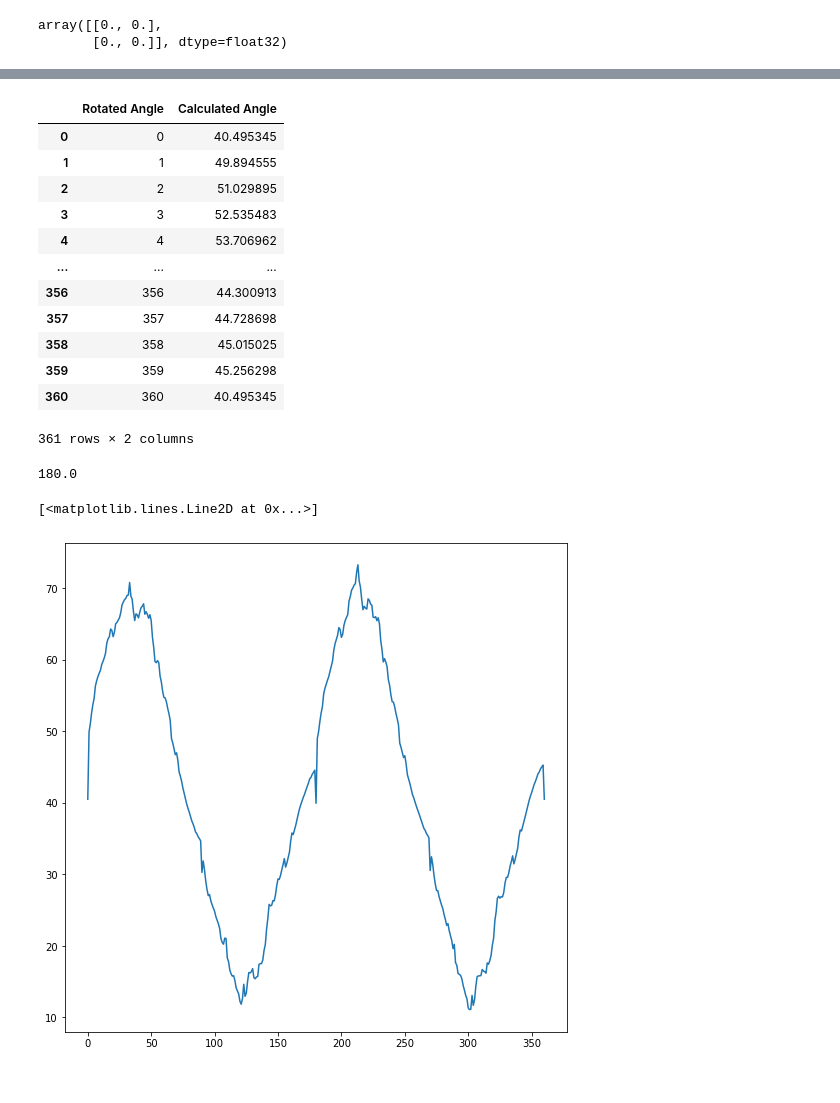
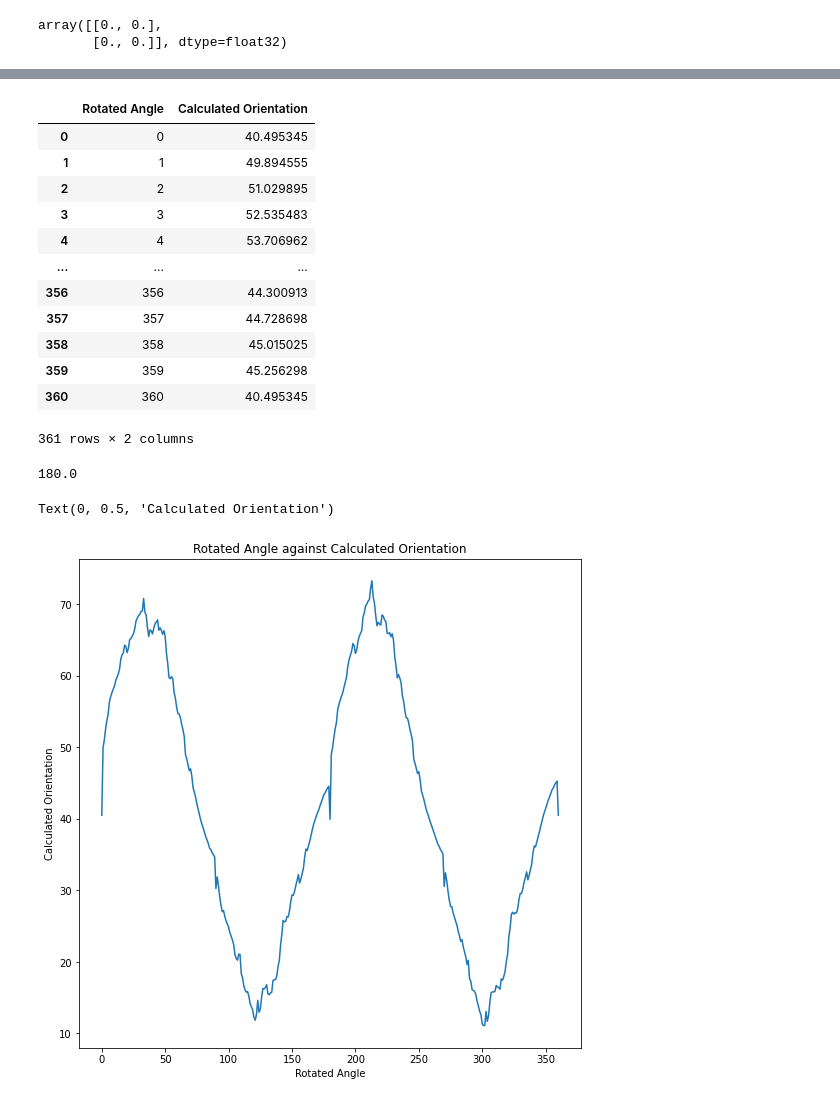
Before and after one commit to vincexiv/pixel-orientation, a Jupyter notebook: Arctan Test.ipynb, the cells around one changed output, grey strips where cells are left out. Cells and saved outputs as stored; diff of their text form; code cells hidden in the pictures.

```diff
--- a/Arctan Test.ipynb
+++ b/Arctan Test.ipynb
@@ -121,13 +95,13 @@ def getAvgAngle(Img):
 # %%
 result = {}
 result["Rotated Angle"] = []
-result["Calculated Angle"] = []
+result["Calculated Orientation"] = []
 
 for i in range(361):
     rotatedImg = copy.deepcopy(imutils.rotate(myImg, angle=i))
 #     print(rotatedImg)
-    print("from start: ", rotatedImg.size)
+    # print("from start: ", rotatedImg.size)
     angle = getAvgAngle(rotatedImg)
 
     result["Rotated Angle"].append(i)
-    result["Calculated Angle"].append(angle)
+    result["Calculated Orientation"].append(angle)
@@ -152,7 +108,7 @@ from get average angle:  64
 # %%
 pd.DataFrame(result)
 # %% [output]
-|  | Rotated Angle | Calculated Angle |
+|  | Rotated Angle | Calculated Orientation |
 | 0 | 0 | 40.495345 |
 | 1 | 1 | 49.894555 |
 | 2 | 2 | 51.029895 |
@@ -174,7 +130,10 @@ np.arctan(a/b)*(360/np.pi)
 180.0
 # %%
 plt.figure(figsize = (9, 9))
-plt.plot(result['Rotated Angle'], result['Calculated Angle'])
+plt.plot(result['Rotated Angle'], result['Calculated Orientation'])
+plt.title("Rotated Angle against Calculated Orientation")
+plt.xlabel("Rotated Angle")
+plt.ylabel("Calculated Orientation")
 # %% [output]
-[<matplotlib.lines.Line2D at 0x...>]
+Text(0, 0.5, 'Calculated Orientation')
-[figure, old version]
+[figure, new version]
```
Also changed, not shown: parts of 5 cells of this notebook.
